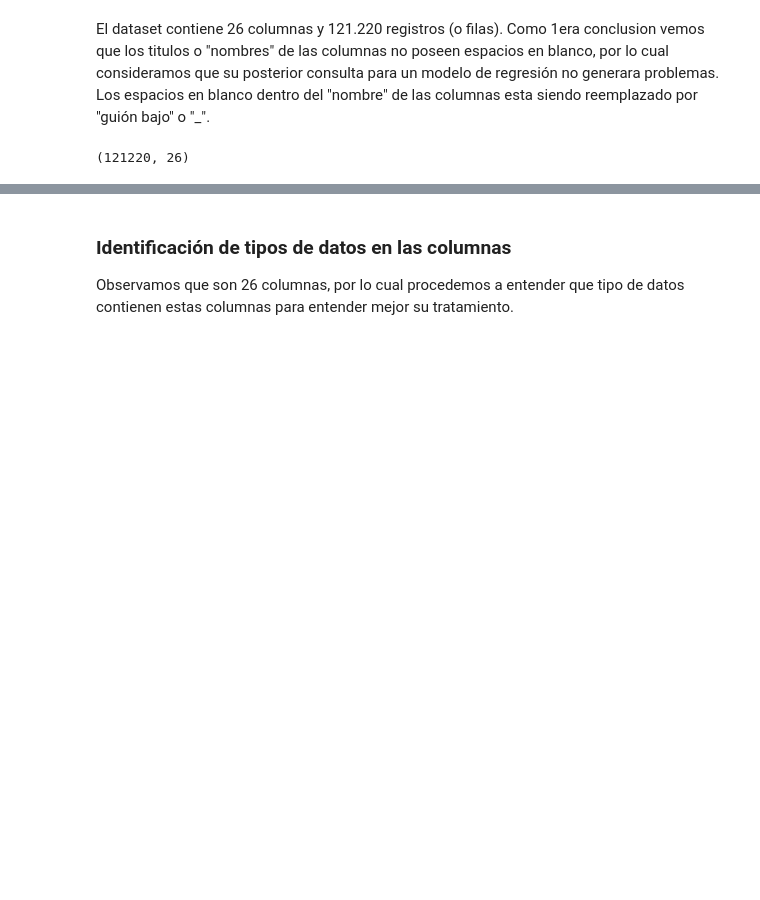
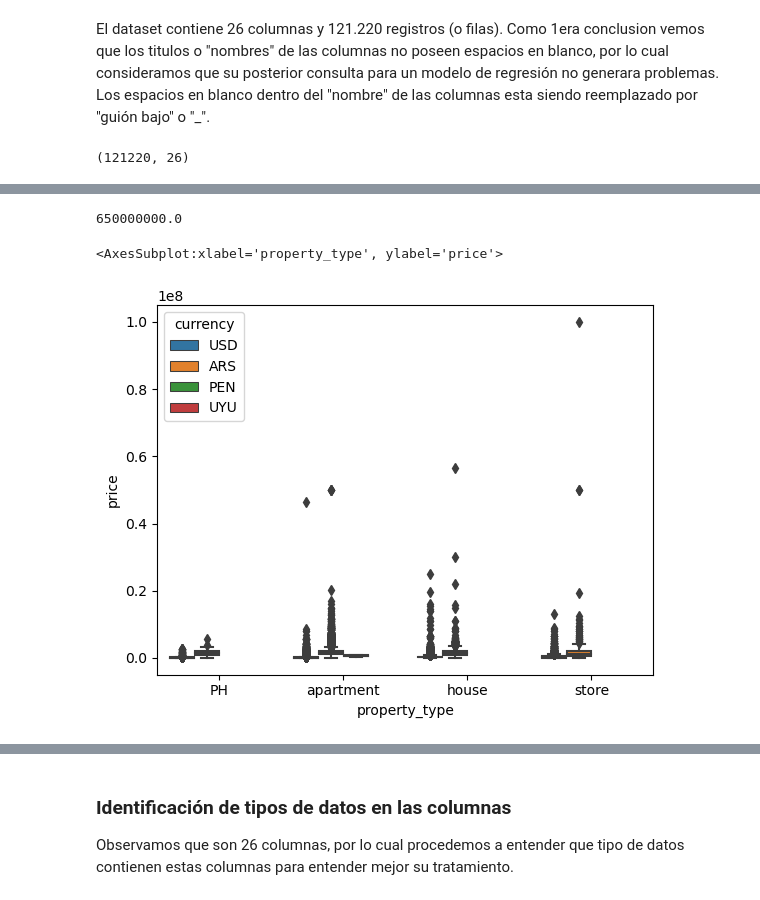
Before and after one commit to fbenitezpiloni/dh_tp_grupo_13, a Jupyter notebook: TP1/TP1_DH.ipynb, the cells around one changed output, grey strips where cells are left out. Cells and saved outputs as stored; diff of their text form; code cells hidden in the pictures; blank space fills up the shorter version.

```diff
--- a/TP1/TP1_DH.ipynb
+++ b/TP1/TP1_DH.ipynb
@@ -58,0 +69,12 @@ En el analisis de datos se pbserva que:
+# %%
+max_price=df_prop["price"].max()
+print(max_price)
+df_prop_no_max=df_prop.loc[df_prop["price"]!=max_price]
+df_prop_no_max
+sn.boxplot(x=df_prop_no_outlier.property_type,
+y=df_prop_no_max.price,hue=df_prop.currency
+)
+# %% [output]
+650000000.0
+<AxesSubplot:xlabel='property_type', ylabel='price'>
+[figure, added]
```
Also changed, not shown: parts of 7 cells of this notebook.
